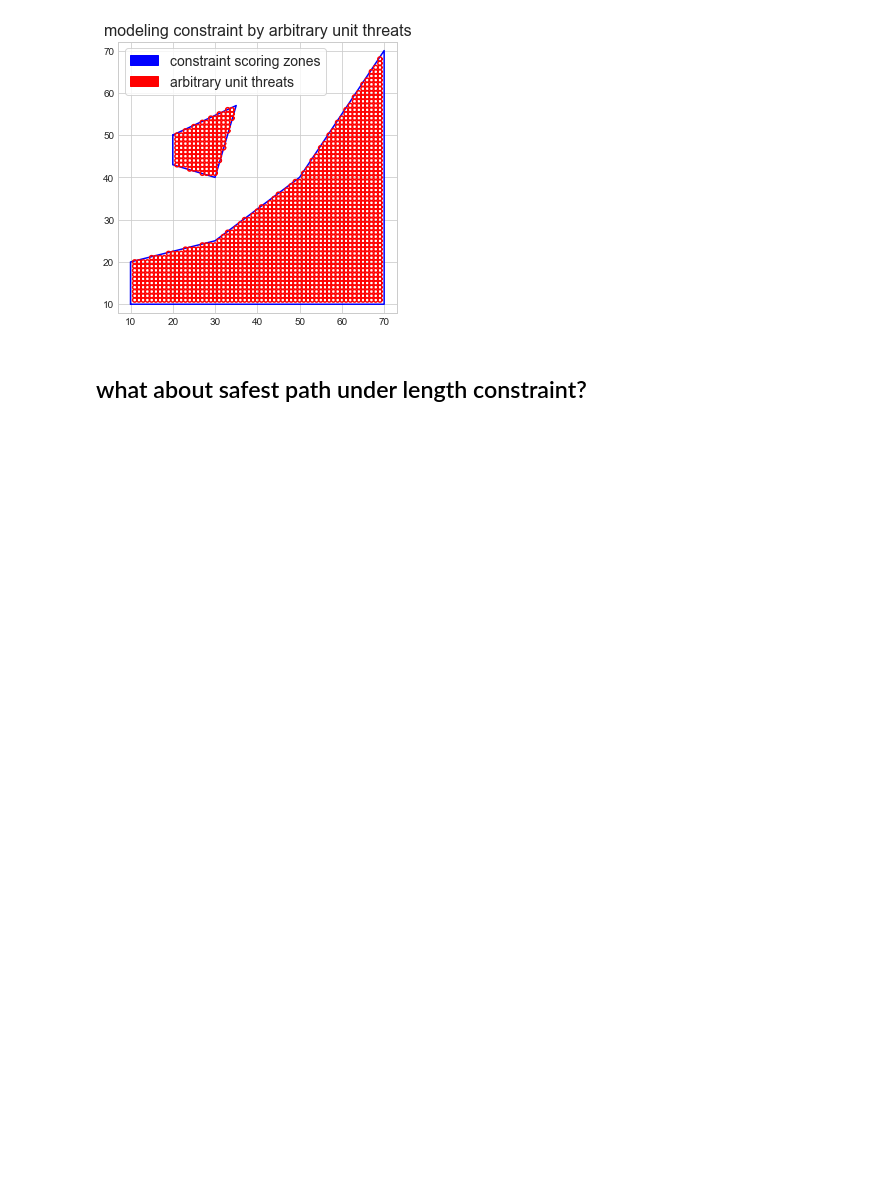
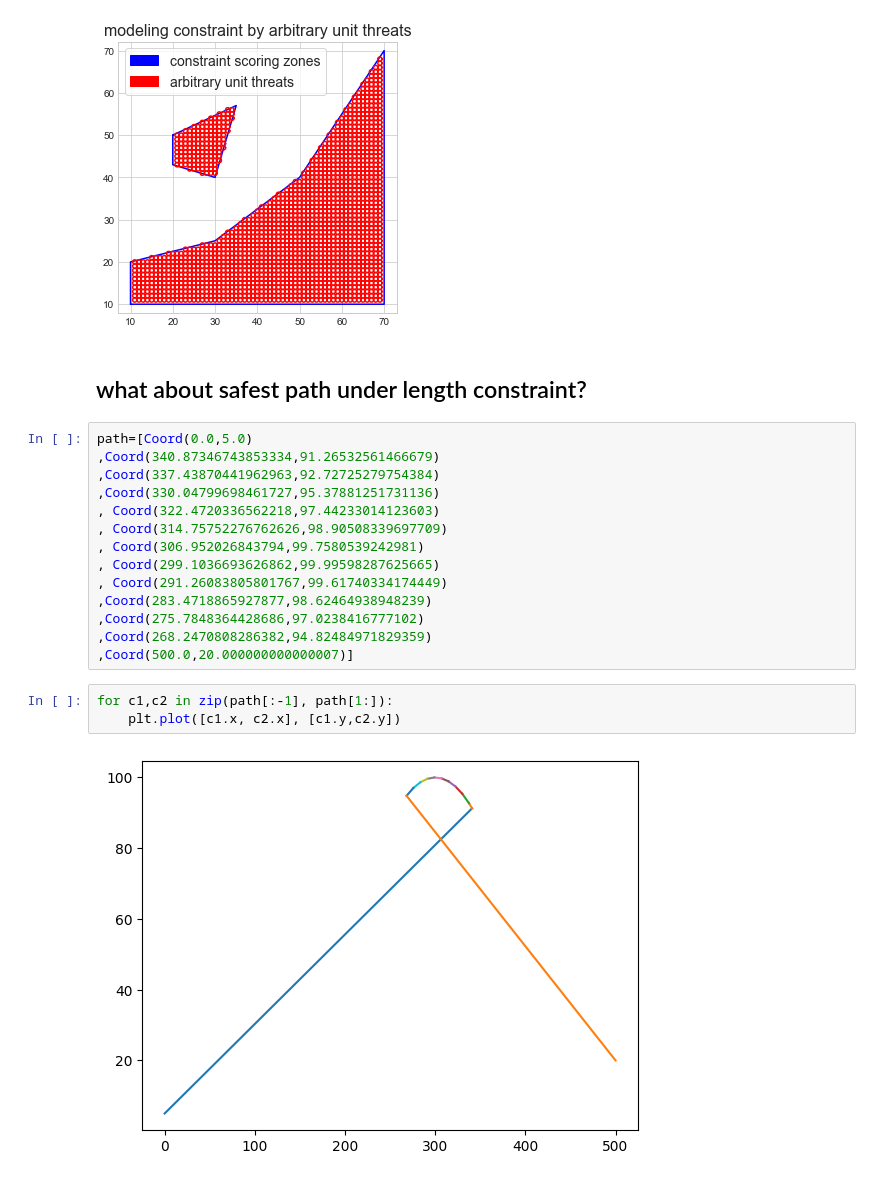
Before and after one commit to Elilgo324/quick-and-safe, a Jupyter notebook: passing_threats/main.ipynb, the cells around one changed output. Drawn from its saved outputs; the diff is of its cells as text; blank space fills up the shorter version.

```diff
--- a/passing_threats/main.ipynb
+++ b/passing_threats/main.ipynb
@@ -208,3 +208,22 @@ plt.savefig('../plots/modeling_constraint_by_threats.png')
 [figure]
 # %% [markdown]
 ## what about safest path under length constraint?
+# %%
+path=[Coord(0.0,5.0)
+,Coord(340.87346743853334,91.26532561466679)
+,Coord(337.43870441962963,92.72725279754384)
+,Coord(330.04799698461727,95.37881251731136)
+, Coord(322.4720336562218,97.44233014123603)
+, Coord(314.75752276762626,98.90508339697709)
+, Coord(306.952026843794,99.7580539242981)
+, Coord(299.1036693626862,99.99598287625665)
+, Coord(291.26083805801767,99.61740334174449)
+,Coord(283.4718865927877,98.62464938948239)
+,Coord(275.7848364428686,97.0238416777102)
+,Coord(268.2470808286382,94.82484971829359)
+,Coord(500.0,20.000000000000007)]
+# %%
+for c1,c2 in zip(path[:-1], path[1:]):
+    plt.plot([c1.x, c2.x], [c1.y,c2.y])
+# %% [output]
+[figure, added]
```
Also changed, not shown: 7 other files.
